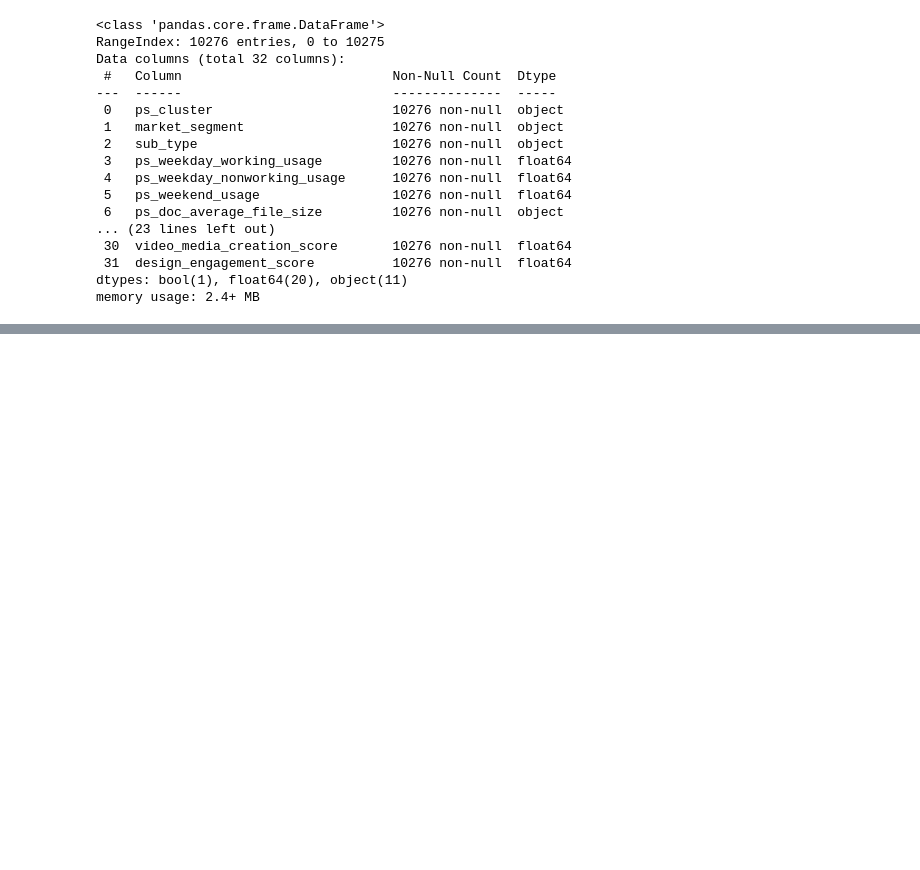
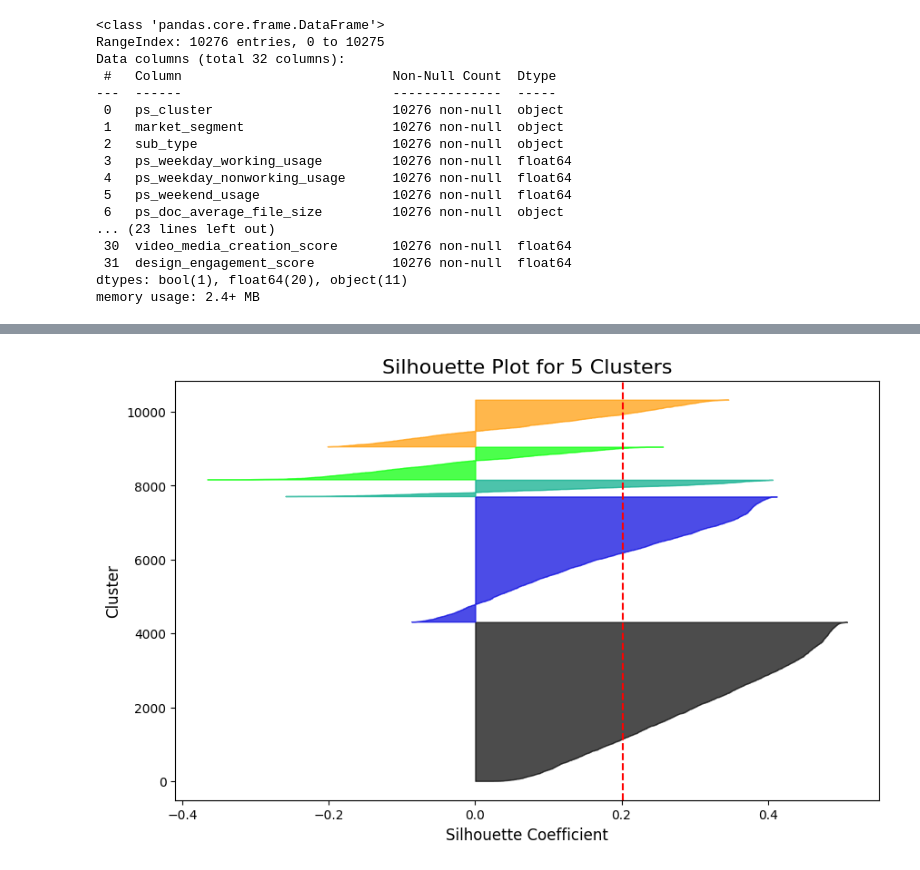
Before and after one commit to abrahamowodunni/interview_take_home, a Jupyter notebook: experimentation/cluster.ipynb, the cells around one changed output, grey strips where cells are left out. Cells and saved outputs as stored; diff of their text form; code cells hidden in the pictures; blank space fills up the shorter version.

```diff
--- a/experimentation/cluster.ipynb
+++ b/experimentation/cluster.ipynb
@@ -263,0 +393,9 @@ Cluster 0 Profile:
+# %%
+# Perform silhouette analysis
+n_clusters_list = [5]  # Number of clusters you want to evaluate
+silhouette_results = silhouette_analysis(clustering_data, n_clusters_list)
+
+# Get the cluster labels for the 5 clusters
+cluster_labels = silhouette_results[5]['labels']  # Extracting the labels for 5 clusters
+# %% [output]
+[figure, added]
```
Also changed, not shown: parts of 8 cells of this notebook, 1 other file.
